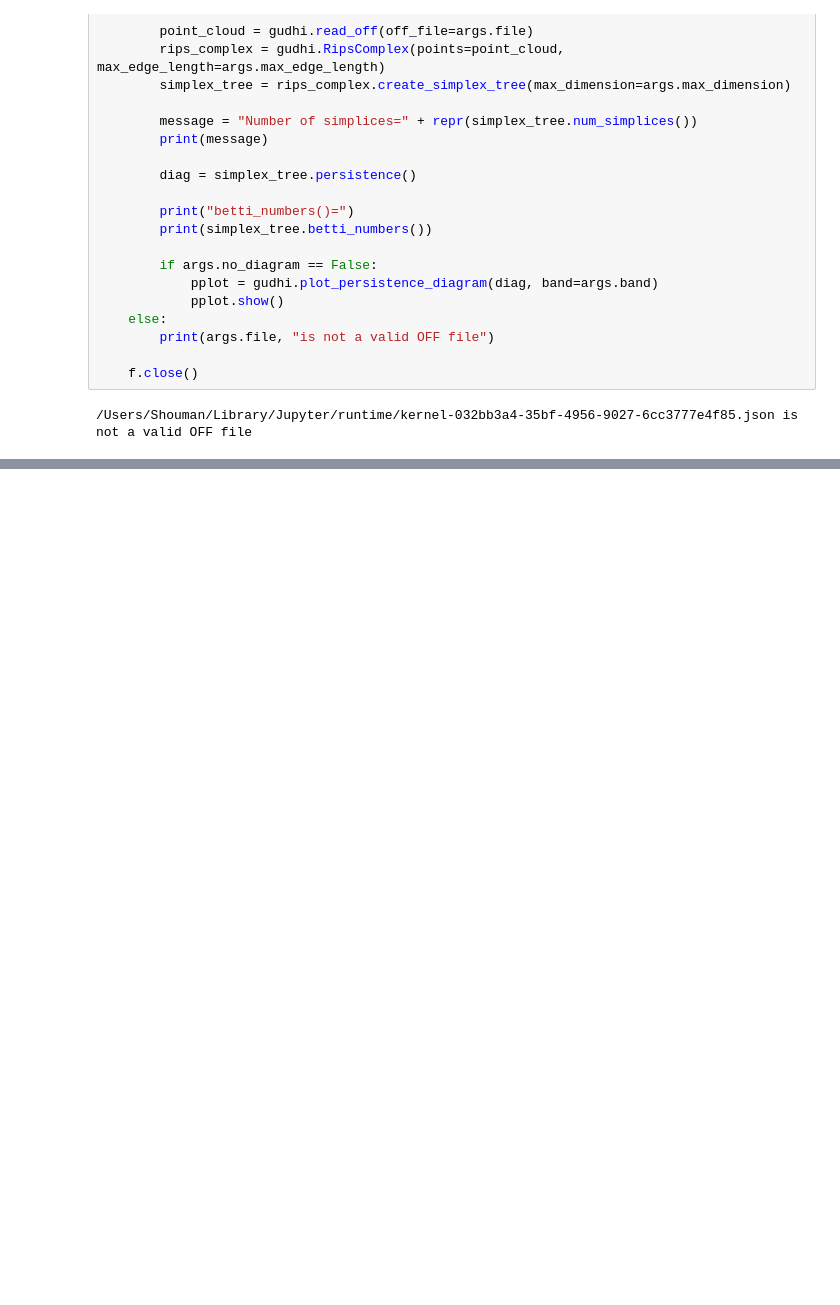
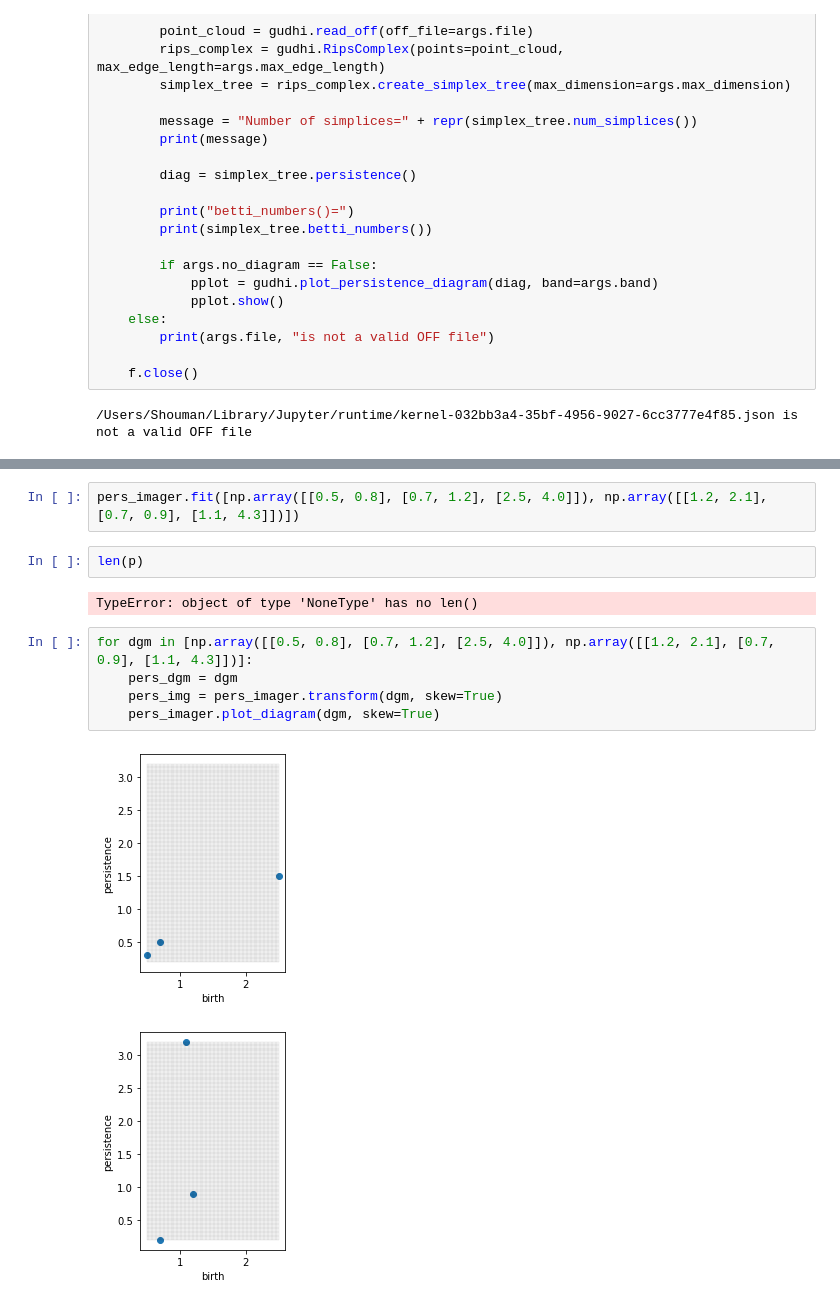
Before and after one commit to anumoshsad/TedTalkTDA, a Jupyter notebook: Code/Untitled.ipynb, the cells around one changed output, grey strips where cells are left out. Drawn from its saved outputs; the diff is of its cells as text; blank space fills up the shorter version.

```diff
--- a/Code/Untitled.ipynb
+++ b/Code/Untitled.ipynb
@@ -128,0 +172,14 @@ with open(args.file, 'r') as f:
+# %%
+pers_imager.fit([np.array([[0.5, 0.8], [0.7, 1.2], [2.5, 4.0]]), np.array([[1.2, 2.1], [0.7, 0.9], [1.1, 4.3]])])
+# %%
+len(p)
+# %% [output]
+TypeError: object of type 'NoneType' has no len()
+# %%
+for dgm in [np.array([[0.5, 0.8], [0.7, 1.2], [2.5, 4.0]]), np.array([[1.2, 2.1], [0.7, 0.9], [1.1, 4.3]])]:
+    pers_dgm = dgm
+    pers_img = pers_imager.transform(dgm, skew=True)
+    pers_imager.plot_diagram(dgm, skew=True)
+# %% [output]
+[figure, added]
+[figure, added]
```
Also changed, not shown: parts of 30 cells of this notebook.
